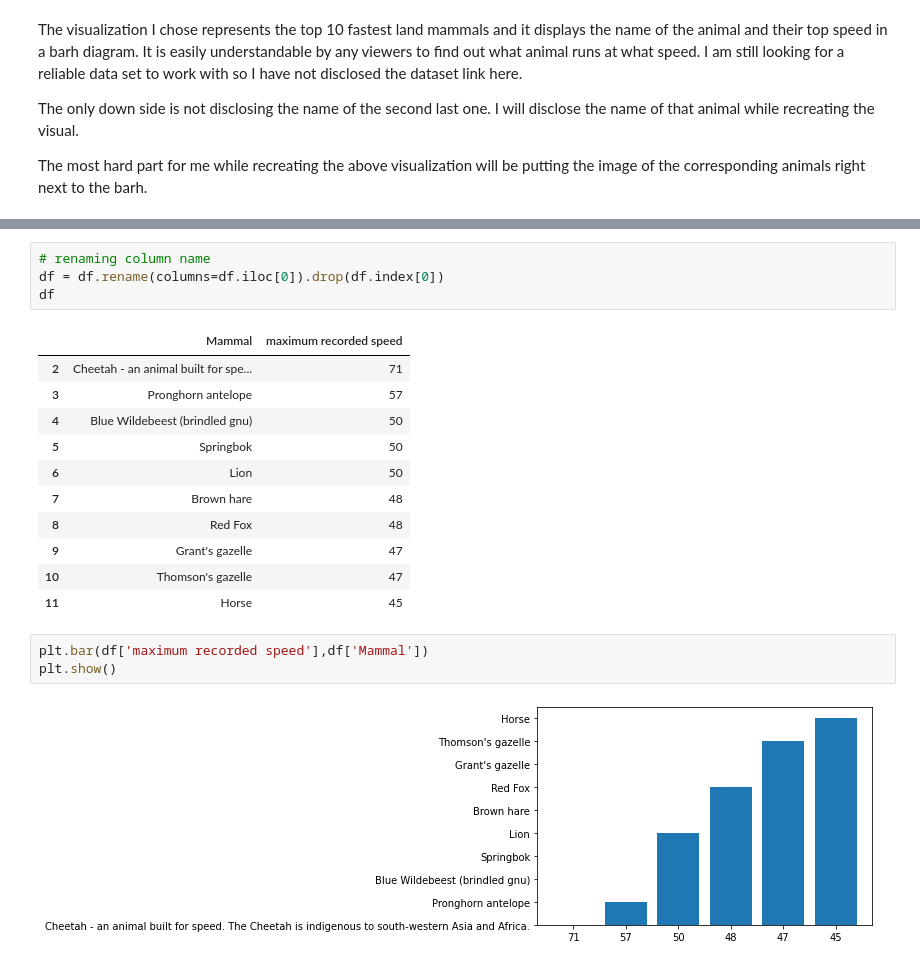
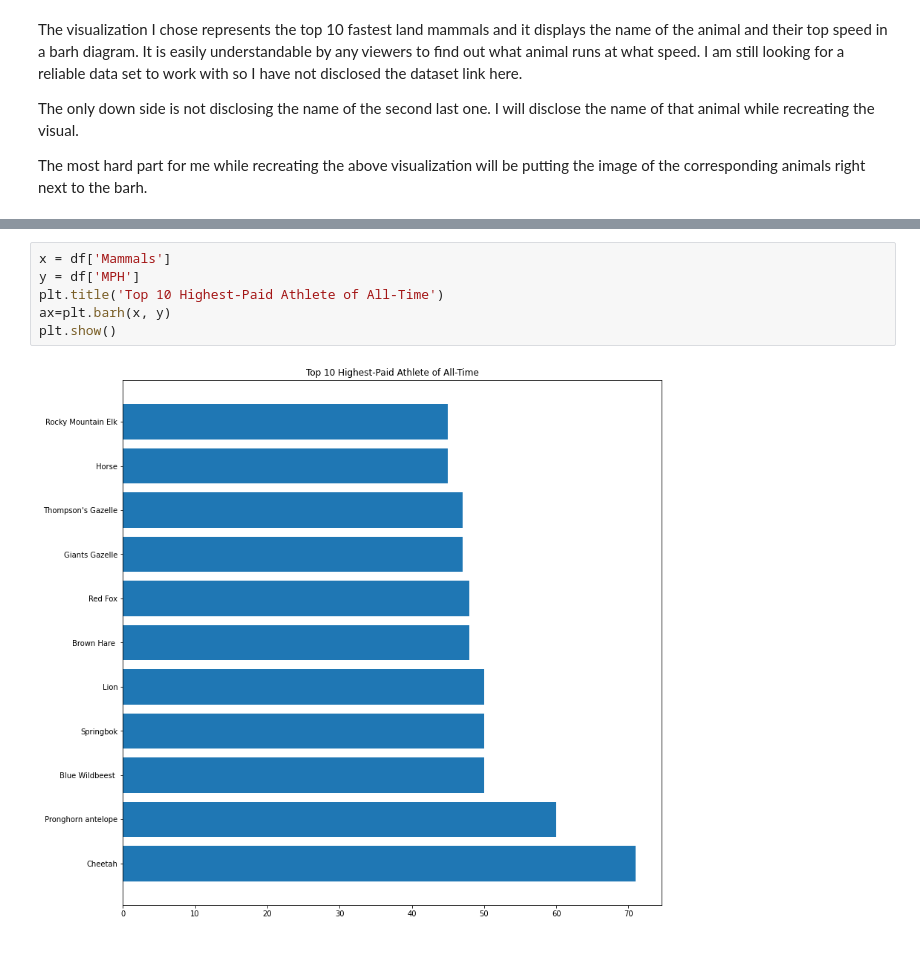
Before and after one commit to Nissun662/Data-Visual, a Jupyter notebook: RecreatingDraft.ipynb, the cells around one changed output, grey strips where cells are left out. Saved outputs shown, nothing was run; the diff lists cells and outputs as text.

```diff
--- a/RecreatingDraft.ipynb
+++ b/RecreatingDraft.ipynb
@@ -75,21 +65,8 @@ df
-# %%
-# renaming column name
-df = df.rename(columns=df.iloc[0]).drop(df.index[0])
-df
-# %% [output]
-|  | Mammal | maximum recorded speed |
-| 2 | Cheetah - an animal built for spe... | 71 |
-| 3 | Pronghorn antelope | 57 |
-| 4 | Blue Wildebeest (brindled gnu) | 50 |
-| 5 | Springbok | 50 |
-| 6 | Lion | 50 |
-| 7 | Brown hare | 48 |
-| 8 | Red Fox | 48 |
-| 9 | Grant's gazelle | 47 |
-| 10 | Thomson's gazelle | 47 |
-| 11 | Horse | 45 |
-# %%
-plt.bar(df['maximum recorded speed'],df['Mammal'])
-plt.show()
-# %% [output]
-[figure, removed]
+# %%
+x = df['Mammals']
+y = df['MPH']
+plt.title('Top 10 Highest-Paid Athlete of All-Time')
+ax=plt.barh(x, y)
+plt.show()
+# %% [output]
+[figure, added]
```
Also changed, not shown: parts of 12 cells of this notebook.
